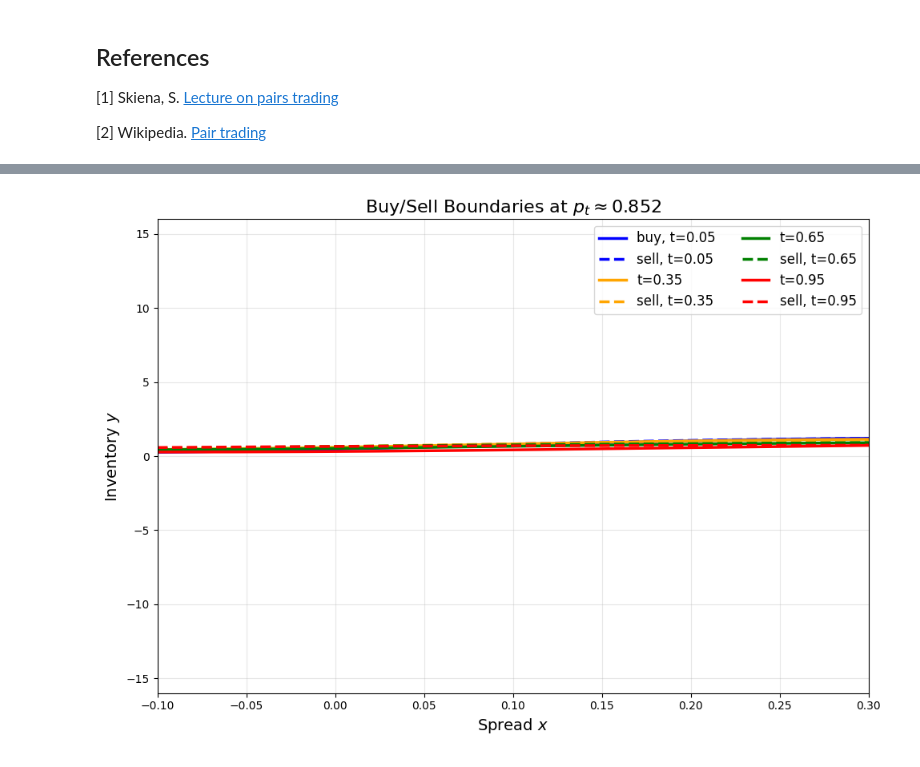
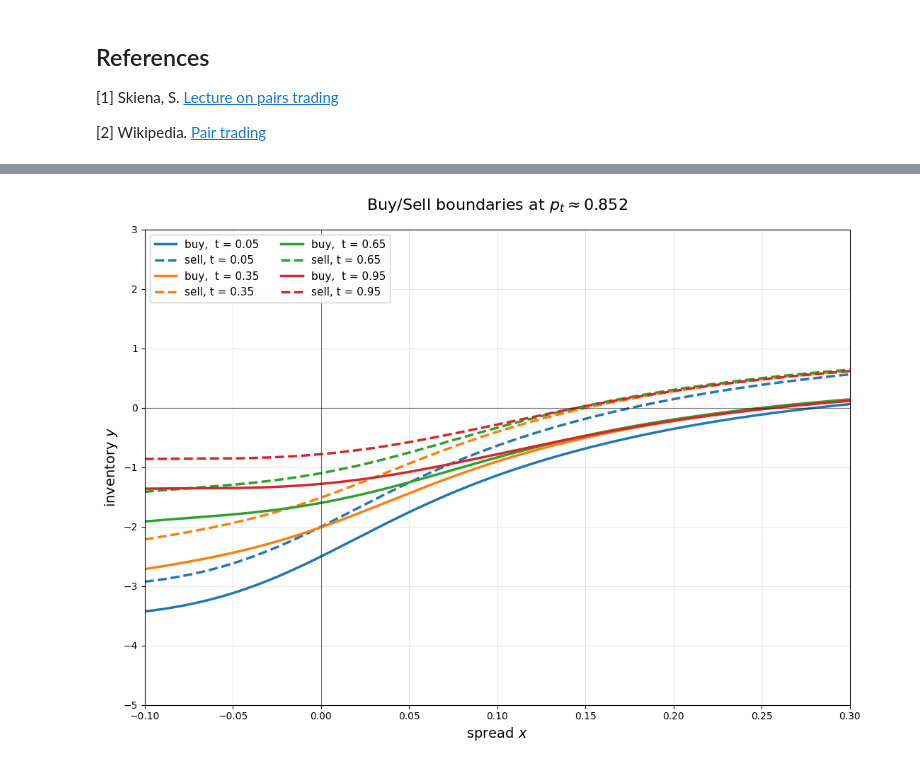
Before and after one commit to jujopo/ams-516, a Jupyter notebook: project/notebooks/00_introduction.ipynb, the cells around one changed output, grey strips where cells are left out. Saved outputs shown, nothing was run; the diff lists cells and outputs as text; code cells hidden in the pictures.

```diff
--- a/project/notebooks/00_introduction.ipynb
+++ b/project/notebooks/00_introduction.ipynb
@@ -280,3 +508,70 @@ KeyboardInterrupt:
+# %%
+import matplotlib.pyplot as plt
+import numpy as np
+
+# === SETTINGS ===
+p_fixed = 0.852          # As in Xing's Figure 1
+x_grid = torch.linspace(-0.10, 0.30, 1000, device=device)  # Focus on relevant spread range
+times = [0.05, 0.35, 0.65, 0.95]   # Same as in the paper
+colors = ['#1f77b4', '#ff7f0e', '#2ca02c', '#d62728']  # Classic matplotlib colors
+labels = [f't = {t:.2f}' for t in times]
+
+plt.figure(figsize=(11, 8))
+
+with torch.no_grad():
+    for i, t_val in enumerate(times):
+        t_tensor = torch.full_like(x_grid, t_val)
+        p_tensor = torch.full_like(x_grid, p_fixed)
+
+        yb, ys = net_bound(t_tensor, p_tensor, x_grid)
+
+        yb_np = yb.cpu().numpy()
+        ys_np = ys.cpu().numpy()
+        x_np  = x_grid.cpu().numpy()
+
+        color = colors[i]
+
+        # Buy boundary (lower)
+        plt.plot(x_np, yb_np, color=color, linewidth=2.5,
+                 label=f'buy, {labels[i]}')
+
+        # Sell boundary (upper)
+        plt.plot(x_np, ys_np, color=color, linestyle='--', linewidth=2.5,
+                 label=f'sell, {labels[i]}')
+
+# === FINAL POLISH — exactly like Xing's figure ===
+plt.xlabel('spread $x$', fontsize=14)
+plt.ylabel('inventory $y$', fontsize=14)
+plt.title(f'Buy/Sell boundaries at $p_t \\approx {p_fixed:.3f}$', fontsize=16, pad=20)
+
+plt.xlim(-0.10, 0.30)
+plt.ylim(-5, 3)
+plt.grid(True, alpha=0.3)
+plt.axhline(0, color='black', linewidth=0.8, alpha=0.5)
+plt.axvline(0, color='black', linewidth=0.8, alpha=0.5)
+
+# Custom legend: one entry per time, with solid + dashed
+handles, legend_labels = plt.gca().get_legend_handles_labels()
+by_label = dict(zip(legend_labels, handles))  # remove duplicates
+sorted_items = sorted(by_label.items(), key=lambda x: float(x[0].split('=')[-1]))
+
+# Reorder legend: buy then sell for each time
+ordered_handles = []
+ordered_labels  = []
+for t in times:
+    t_str = f't = {t:.2f}'
+    ordered_labels.append(f'buy,  {t_str}')
+    ordered_labels.append(f'sell, {t_str}')
+    ordered_handles.append(by_label[f'buy, {t_str}'])
+    ordered_handles.append(by_label[f'sell, {t_str}'])
+
+plt.legend(ordered_handles, ordered_labels,
+           ncol=2, fontsize=11, loc='upper left', framealpha=0.95)
+
+plt.tight_layout()
+plt.show()
+# %% [output]
+[figure, added]
 # %%
 import torch
 import numpy as np
@@ -284,8 +579,8 @@ import matplotlib.pyplot as plt
 
 # === Settings ===
 device = torch.device('cuda' if torch.cuda.is_available() else 'cpu')
-net_yb.eval()
-net_ys.eval()
+yb.eval()
+ys.eval()
 
 # Fixed price level (you said p ≈ 0.852)
 p_fixed = 0.852
@@ -307,8 +602,8 @@ for i, t_val in enumerate(times):
     T = torch.full_like(X, t_val)
 
     with torch.no_grad():
-        yb = net_yb(T, P, X).cpu().numpy()
-        ys = net_ys(T, P, X).cpu().numpy()
+        yb = yb(T, P, X).cpu().numpy()
+        ys = ys(T, P, X).cpu().numpy()
 
     label_buy = f'buy, t={t_val:.2f}' if i == 0 else f't={t_val:.2f}'
     label_sell = f'sell, t={t_val:.2f}'
@@ -325,5 +620,3 @@ plt.xlim(-0.1, 0.30)
 plt.ylim(-16, 16)
 plt.tight_layout()
 plt.show()
-# %% [output]
-[figure, removed]
```
Also changed, not shown: parts of 12 cells of this notebook, 5 other files.
